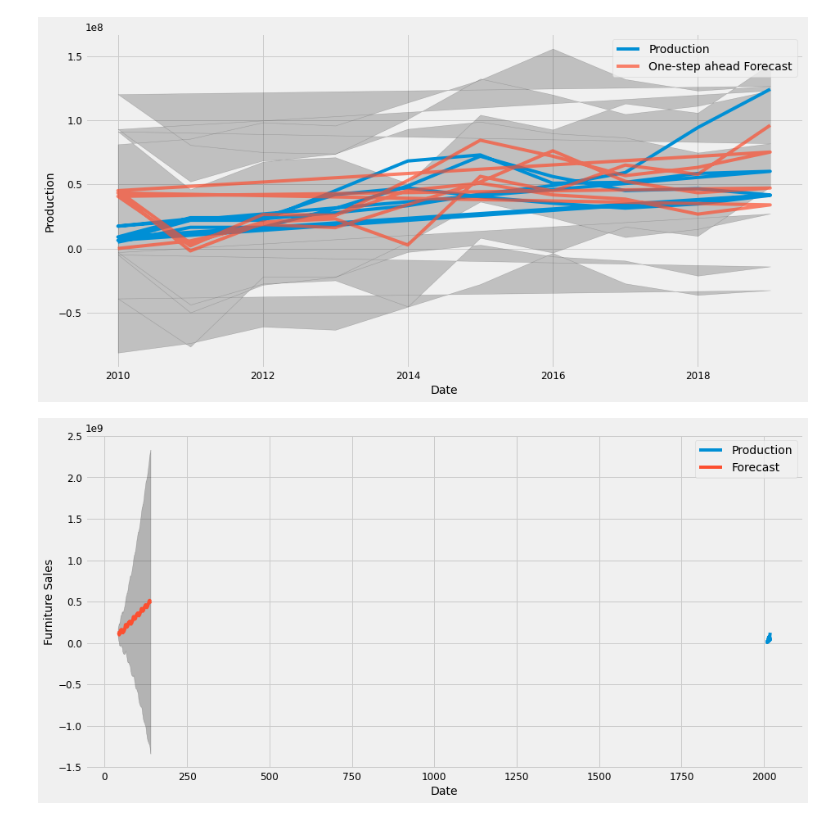
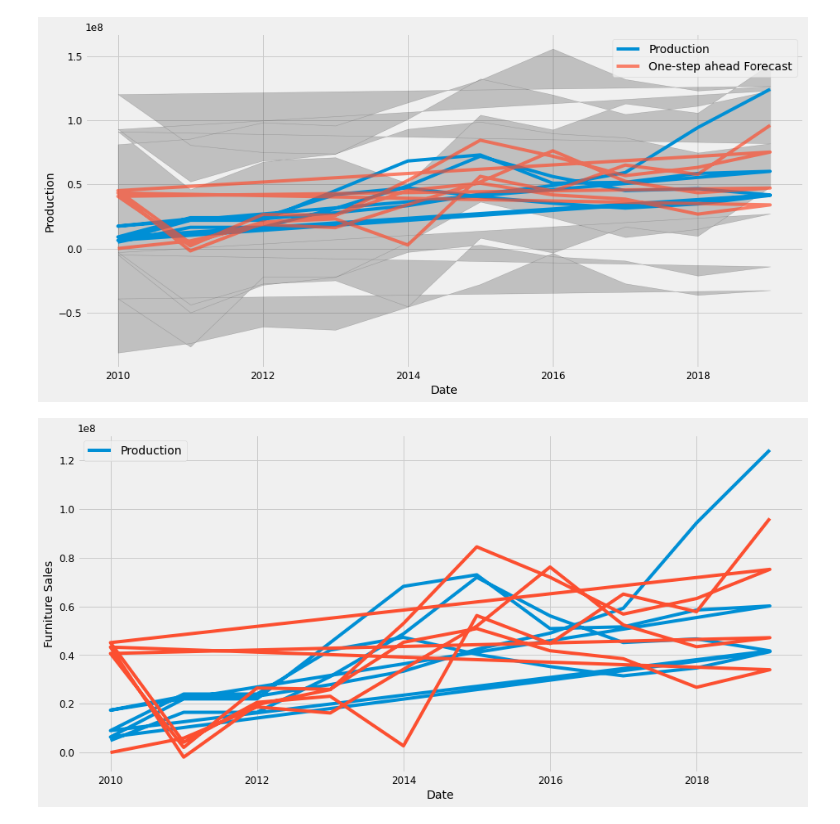
Before and after one commit to GabrielleJacoby/GabrielleJacoby.github.io, a Jupyter notebook: Texas_County_Boundaries_Detailed-shp/Time Series - Multiple Counties.ipynb, the cells around one changed output. Drawn from its saved outputs; the diff is of its cells as text; code cells hidden in the pictures.

```diff
--- a/Texas_County_Boundaries_Detailed-shp/Time Series - Multiple Counties.ipynb
+++ b/Texas_County_Boundaries_Detailed-shp/Time Series - Multiple Counties.ipynb
@@ -116,16 +116,15 @@ y_truth = df
 # %%
 # print('The Root Mean Squared Error of our forecasts is {}'.format(round(np.sqrt(mse), 2)))
 # %%
-pred_uc = results.get_forecast(steps=100)
+pred_uc = results.get_forecast(steps=10)
 pred_ci = pred_uc.conf_int()
 ax = df.plot(label='observed', figsize=(14, 7))
-pred_uc.predicted_mean.plot(ax=ax, label='Forecast')
-ax.fill_between(pred_ci.index,
-                pred_ci.iloc[:, 0],
-                pred_ci.iloc[:, 1], color='k', alpha=.25)
+ax.plot(y_forecasted)
+#pred_uc.predicted_mean.plot(ax=ax, label='Forecast')
+#ax.fill_between(pred_ci.index, pred_ci.iloc[:, 0], pred_ci.iloc[:, 1], color='k', alpha=.25)
 ax.set_xlabel('Date')
 ax.set_ylabel('Furniture Sales')
 plt.legend()
 plt.show()
 # %% [output]
-[figure, old version]
+[figure, new version]
```
Also changed, not shown: parts of 2 cells of this notebook, 1 other file.
